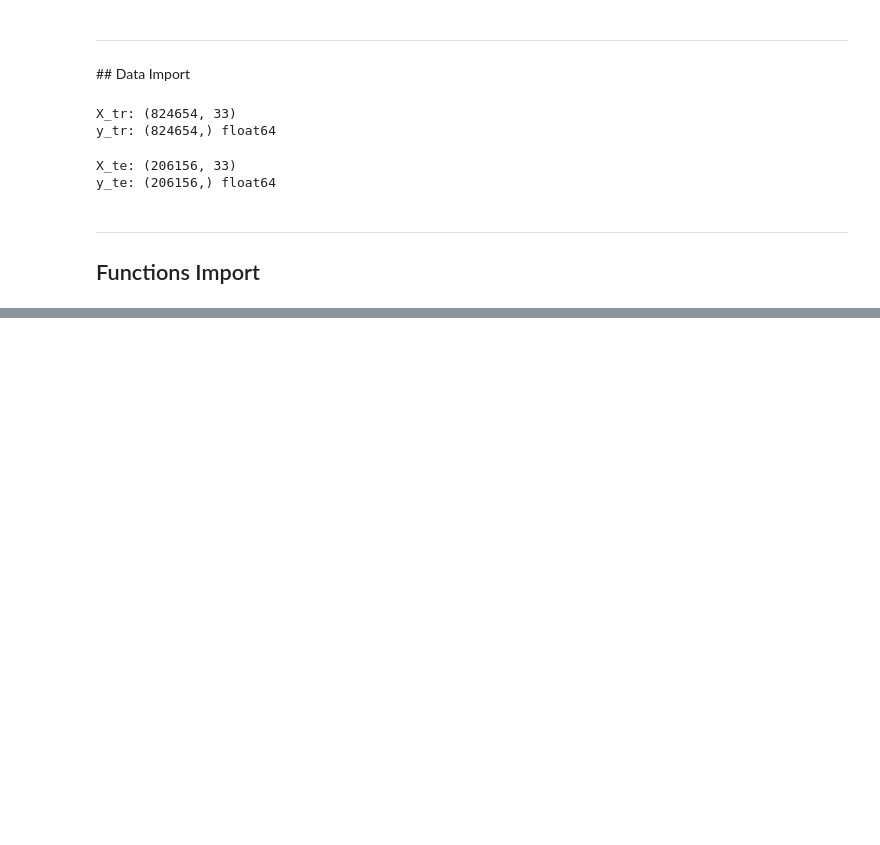
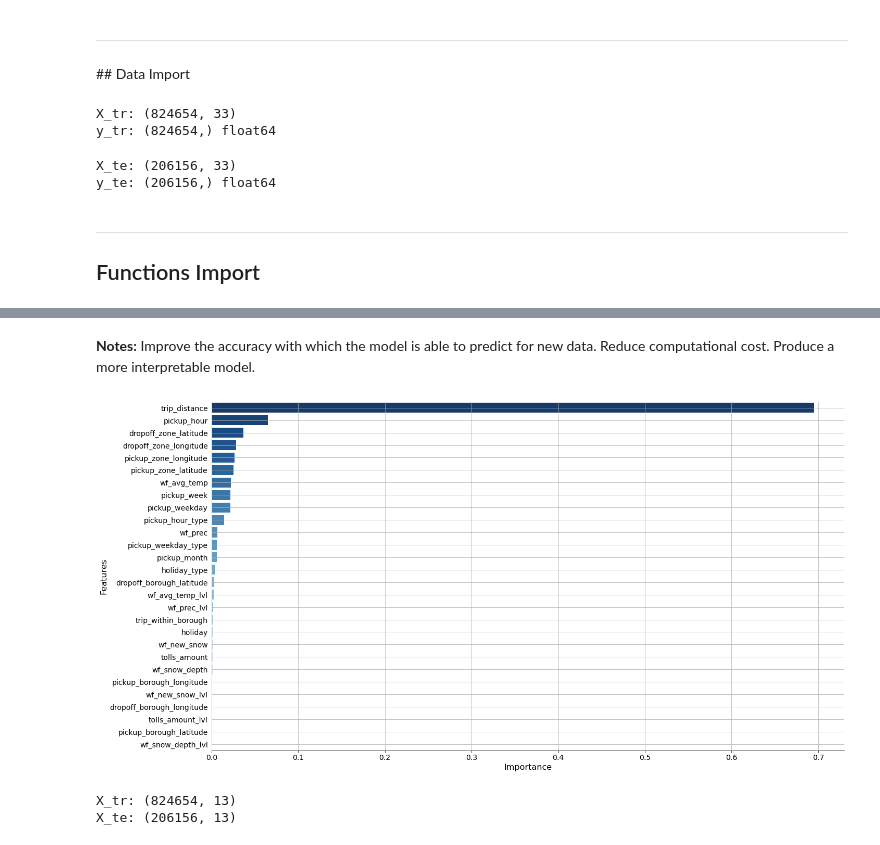
Before and after one commit to strickert/EPFL_ML, a Jupyter notebook: 03-machine_learning_models_IV.ipynb, the cells around one changed output, grey strips where cells are left out. Cells and saved outputs as stored; diff of their text form; code cells hidden in the pictures; blank space fills up the shorter version.

```diff
--- a/03-machine_learning_models_IV.ipynb
+++ b/03-machine_learning_models_IV.ipynb
@@ -672,0 +335,23 @@ print("The MAE of the linear regression model is: {:.0f}".format(MAE(y_te, sr_y_
+# %%
+# Get time at exectution start
+start_time = time.time()
+
+# Create a pipeline that performs standardization and fit the data to a Random Forest model
+rf_model = make_pipeline(
+    StandardScaler(),
+    RandomForestRegressor(random_state=0)
+)
+
+# Fit and evaluate the pipeline to the preprocessed train dataset
+rf_model.fit(X_tr, y_tr)
+
+# Predict the target variable of the preprocessed test dataset with the best hyperparameters
+rf_y_pred = rf_model.predict(X_te)
+
+# Calculate execution time
+end_time = time.time() - start_time
+
+print('The MSE of the Random Forest regression model is: {:.0f}'.format(MSE(y_te, rf_y_pred)))
+print('The MAE of the Random Forest regression model is: {:.0f}'.format(MAE(y_te, rf_y_pred)))
+
+print('\n(Exectution time: {:.0f} sec)'.format(end_time))
@@ -672,0 +463,38 @@ print("The MAE of the linear regression model is: {:.0f}".format(MAE(y_te, sr_y_
+# %% [markdown]
+**Notes:** Improve the accuracy with which the model is able to predict for new data.
+Reduce computational cost.
+Produce a more interpretable model.
+# %%
+# Create a new dataframe with the features importance
+features_imp_df = pd.DataFrame({
+    'features':X_tr.columns,
+    'importance':rf_model['randomforestregressor'].feature_importances_
+})
+
+# Sort feature by importance in the data frame
+features_imp_df.sort_values('importance', ascending=False, inplace=True)
+
+# Display the feature importance in an horizontal barplot
+plot_barplot(
+   features_imp_df,
+    'importance',
+    'features',
+    xlabel='Importance',
+    ylabel='Features',
+    figsize=(20, 10),
+    palette="Blues_r"
+)
+# %% [output]
+[figure, added]
+# %%
+# Create a subset of the train matrix without holiday and weather forecastdata
+X_tr_sub4 = X_tr[features_imp_df.features[:13].to_list()]
+
+# Create a subset of the test matrix without holiday and weather forecast data
+X_te_sub4 = X_te[features_imp_df.features[:13].to_list()]
+
+print("X_tr:", X_tr_sub4.shape)
+print("X_te:", X_te_sub4.shape)
+# %% [output]
+X_tr: (824654, 13)
+X_te: (206156, 13)
```
Also changed, not shown: parts of 80 cells of this notebook, 3 other files.
